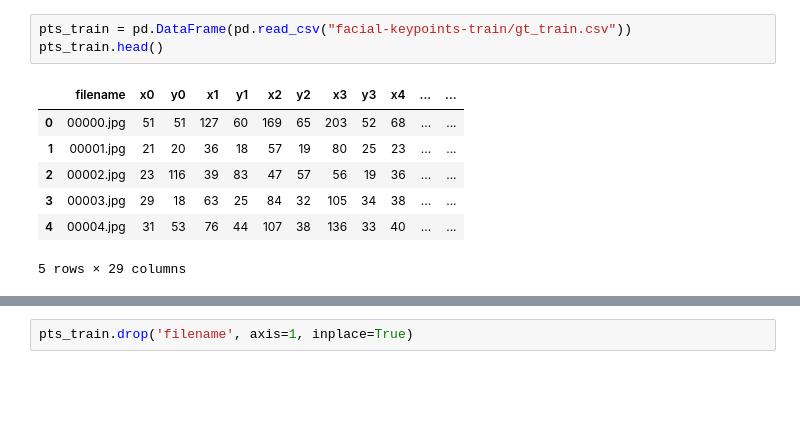
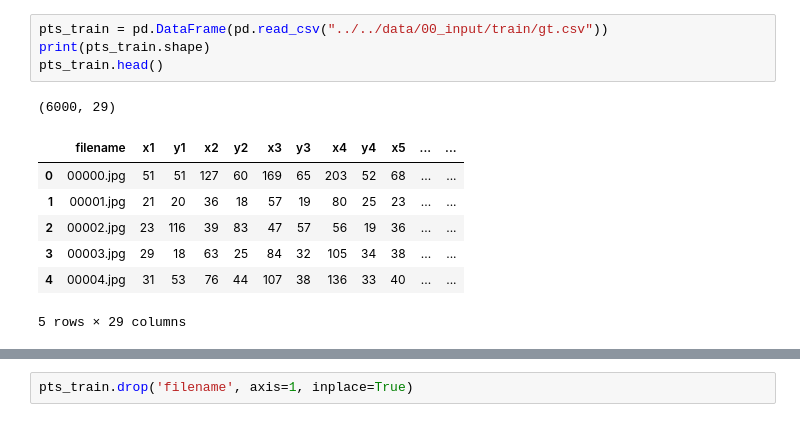
Before and after one commit to ilivans/ysda-computer-vision-part1, a Jupyter notebook: homeworks/04_facial_keypoints_cnn/facial_keypoints_cnn.ipynb, the cells around one changed output, grey strips where cells are left out. Saved outputs shown, nothing was run; the diff lists cells and outputs as text; blank space fills up the shorter version.

```diff
--- a/homeworks/04_facial_keypoints_cnn/facial_keypoints_cnn.ipynb
+++ b/homeworks/04_facial_keypoints_cnn/facial_keypoints_cnn.ipynb
@@ -4,11 +20,13 @@ import pandas as pd
 # %%
-pts_train = pd.DataFrame(pd.read_csv("facial-keypoints-train/gt_train.csv"))
+pts_train = pd.DataFrame(pd.read_csv("../../data/00_input/train/gt.csv"))
+print(pts_train.shape)
 pts_train.head()
 # %% [output]
+(6000, 29)
-|  | filename | x0 | y0 | x1 | y1 | x2 | y2 | x3 | y3 | x4 | ... | ... |
+|  | filename | x1 | y1 | x2 | y2 | x3 | y3 | x4 | y4 | x5 | ... | ... |
 | 0 | 00000.jpg | 51 | 51 | 127 | 60 | 169 | 65 | 203 | 52 | 68 | ... | ... |
 | 1 | 00001.jpg | 21 | 20 | 36 | 18 | 57 | 19 | 80 | 25 | 23 | ... | ... |
 | 2 | 00002.jpg | 23 | 116 | 39 | 83 | 47 | 57 | 56 | 19 | 36 | ... | ... |
 | 3 | 00003.jpg | 29 | 18 | 63 | 25 | 84 | 32 | 105 | 34 | 38 | ... | ... |
 | 4 | 00004.jpg | 31 | 53 | 76 | 44 | 107 | 38 | 136 | 33 | 40 | ... | ... |
-5 rows × 29 columns
+5 rows × 29 columns
```
Also changed, not shown: parts of 12 cells of this notebook, 2 other files.
